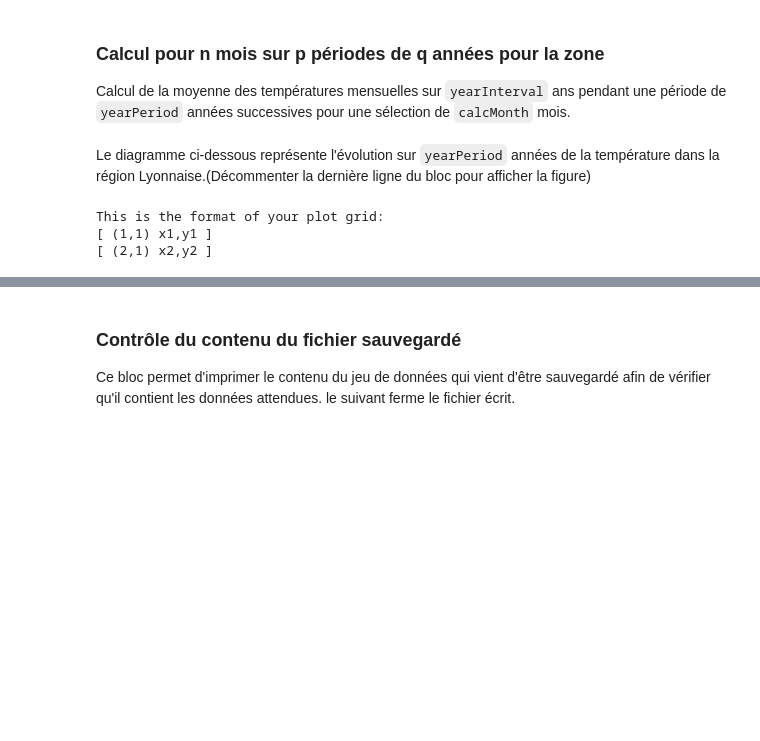
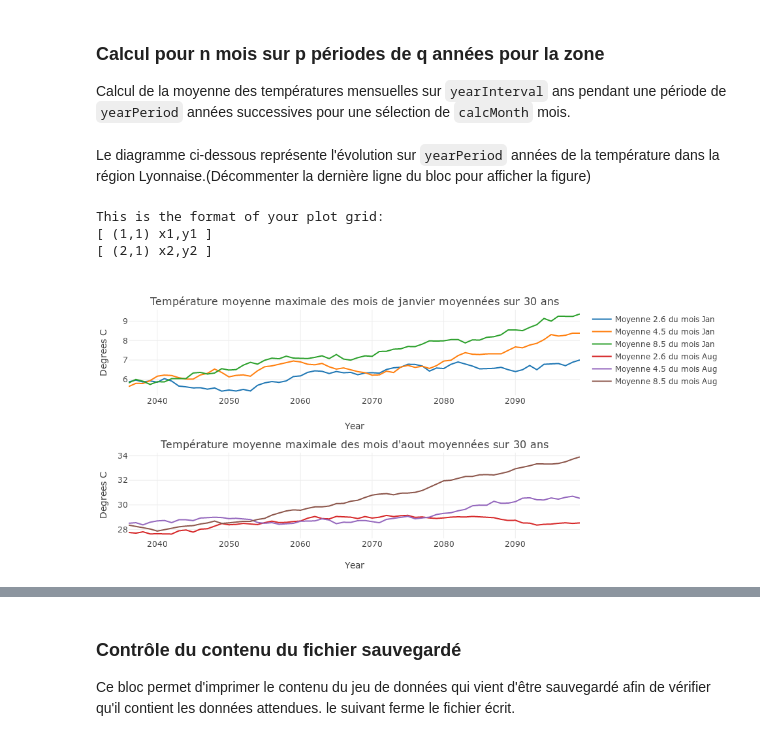
Before and after one commit to g-vidal/CahiersDeProgrammesClimat, a Jupyter notebook: lyonTmax3scen2006-2100.ipynb, the cells around one changed output, grey strips where cells are left out. Cells and saved outputs as stored; diff of their text form; code cells hidden in the pictures; blank space fills up the shorter version.

```diff
--- a/lyonTmax3scen2006-2100.ipynb
+++ b/lyonTmax3scen2006-2100.ipynb
@@ -88,9 +88,15 @@ temp_85                  ('year', 'month', 'j', 'i')             (95, 13, 10, 10
 # %% [markdown]
 ## Création des tableaux de calcul
 # %%
-lyon_tmax26 = tMaxLyon.variables['temp_26']  # variable temperature
-lyon_tmax45 = tMaxLyon.variables['temp_45']  # variable temperature
-lyon_tmax85 = tMaxLyon.variables['temp_85']  # variable temperature
+lyon_tmax26 = tMaxLyon.variables['tmaxp_26']  # variable temperature
+lyon_tmax45 = tMaxLyon.variables['tmax_45']  # variable temperature
+lyon_tmax85 = tMaxLyon.variables['tmax_85']  # variable temperature
+lyon_tmin26 = tMaxLyon.variables['tmin_26']  # variable temperature
+lyon_tmin45 = tMaxLyon.variables['tmin45']  # variable temperature
+lyon_tmin85 = tMaxLyon.variables['tmin_85']  # variable temperature
+lyon_rstr26 = tMaxLyon.variables['rstr_26']  # variable temperature
+lyon_rstr45 = tMaxLyon.variables['rstr_45']  # variable temperature
+lyon_rstr85 = tMaxLyon.variables['rstr_85']  # variable temperature
 lyon_month = nc.chartostring(tMaxLyon.variables['month'][:])  # variable temps
 lyon_year = tMaxLyon.variables['year']  # variable temps
 
@@ -200,16 +206,16 @@ if not  (startYear >= 0) and (endYear <= lenyears) :
 
 Calcul de la moyenne des températures mensuelles sur `yearInterval` ans pendant une période de `yearPeriod` années successives pour une sélection de `calcMonth`  mois.
 # %%
-moyAreaInterval_26 = np.zeros((lencalcMonths,yearPeriod))
-moyAreaInterval_45 = np.zeros((lencalcMonths,yearPeriod))
-moyAreaInterval_85 = np.zeros((lencalcMonths,yearPeriod))
+moyMAreaInterval_26 = np.zeros((lencalcMonths,yearPeriod))
+moyMAreaInterval_45 = np.zeros((lencalcMonths,yearPeriod))
+moyMAreaInterval_85 = np.zeros((lencalcMonths,yearPeriod))
 yearPeriod = yearPeriod - yearInterval
 for p in range(yearPeriod) :
     a = startYear + p
     b = endYear + p
-    moyAreaInterval_26[:,p] = np.mean(lyon_tmax26[a:b,calcMonth,startj:endj,starti:endi],axis=(0,2,3))
-    moyAreaInterval_45[:,p] = np.mean(lyon_tmax45[a:b,calcMonth,startj:endj,starti:endi],axis=(0,2,3))
-    moyAreaInterval_85[:,p] = np.mean(lyon_tmax85[a:b,calcMonth,startj:endj,starti:endi],axis=(0,2,3))
+    moyMAreaInterval_26[:,p] = np.mean(lyon_tmax26[a:b,calcMonth,startj:endj,starti:endi],axis=(0,2,3))
+    moyMAreaInterval_45[:,p] = np.mean(lyon_tmax45[a:b,calcMonth,startj:endj,starti:endi],axis=(0,2,3))
+    moyMAreaInterval_85[:,p] = np.mean(lyon_tmax85[a:b,calcMonth,startj:endj,starti:endi],axis=(0,2,3))
 #print(moyAreaInterval)
 firstPlotYear = startYear + yearInterval
 lastPlotYear = firstPlotYear + yearPeriod
@@ -222,41 +228,41 @@ Le diagramme ci-dessous  représente l'évolution sur `yearPeriod` années de la
 q = 0
 trace26_0 = go.Scatter(
     x = lyon_year[firstPlotYear:lastPlotYear],
-    y = moyAreaInterval_26[q,:],
+    y = moyMAreaInterval_26[q,:],
     name ='Moyenne 2.6 du mois %s'%lyon_month[calcMonth[q]]
 )
 trace45_0 = go.Scatter(
     x = lyon_year[firstPlotYear:lastPlotYear],
-    y = moyAreaInterval_45[q,:],
+    y = moyMAreaInterval_45[q,:],
     name ='Moyenne 4.5 du mois %s'%lyon_month[calcMonth[q]]
 )
 trace85_0 = go.Scatter(
     x = lyon_year[firstPlotYear:lastPlotYear],
-    y = moyAreaInterval_85[q,:],
-    name ='Moyenne 4.5 du mois %s'%lyon_month[calcMonth[q]]
+    y = moyMAreaInterval_85[q,:],
+    name ='Moyenne 8.5 du mois %s'%lyon_month[calcMonth[q]]
 )
 
 q = 1
 trace26_1 = go.Scatter(
     x = lyon_year[firstPlotYear:lastPlotYear],
-    y = moyAreaInterval_26[q,:],
+    y = moyMAreaInterval_26[q,:],
     name ='Moyenne 2.6 du mois %s'%lyon_month[calcMonth[q]]
 )
 trace45_1 = go.Scatter(
     x = lyon_year[firstPlotYear:lastPlotYear],
-    y = moyAreaInterval_45[q,:],
+    y = moyMAreaInterval_45[q,:],
     name ='Moyenne 4.5 du mois %s'%lyon_month[calcMonth[q]]
 )
 
 trace85_1 = go.Scatter(
     x = lyon_year[firstPlotYear:lastPlotYear],
-    y = moyAreaInterval_85[q,:],
-    name ='Moyenne 4.5 du mois %s'%lyon_month[calcMonth[q]]
+    y = moyMAreaInterval_85[q,:],
+    name ='Moyenne 8.5 du mois %s'%lyon_month[calcMonth[q]]
 )
 
 fig = tools.make_subplots(rows=2,
                           cols=1,
-                          subplot_titles=("Température moyenne maximale des mois de janvier moyennées sur 30 ans","Température moyenne maximale des mois d'aout' moyennées sur 30 ans"))
+                          subplot_titles=("Température moyenne maximale des mois de janvier moyennées sur 30 ans","Température moyenne maximale des mois d'aout moyennées sur 30 ans"))
 
 fig.append_trace(trace26_0, 1, 1)
 fig.append_trace(trace45_0, 1, 1)
@@ -269,31 +275,32 @@ fig['layout']['xaxis1'].update(title='Year')
 fig['layout']['xaxis2'].update(title='Year')
 fig['layout']['yaxis1'].update(title='Degrees C')
 fig['layout']['yaxis2'].update(title='Degrees C')
 fig['layout']['margin'] = {'l': 50, 'r': 10, 'b': 50, 't': 50}
 #fig['layout'].update(title='Température moyenne maximale du mois de juillet',
 #                     autosize=False, width=800, height=380)
 
 
 
 layout = dict (
            title = "Température moyenne maximale des mois de l'année moyennées sur 30 ans",
            xaxis = dict(
                  title = 'Année',
                  showline=True,
                  showticklabels=True,
                  ticklen=5
              ),
              yaxis = dict(
                  title = 'Temperature (degrees Celsius)',
                  showline=True,
                  showticklabels=True
              ),
 )
 
 #fig = dict(data=data, layout=layout)
 
-#py.iplot(fig, filename='basic-line')
+py.iplot(fig, filename='basic-line')
 # %% [output]
 This is the format of your plot grid:
 [ (1,1) x1,y1 ]
 [ (2,1) x2,y2 ]
+[figure, added]
```
Also changed, not shown: parts of 7 cells of this notebook, 2 other files.
